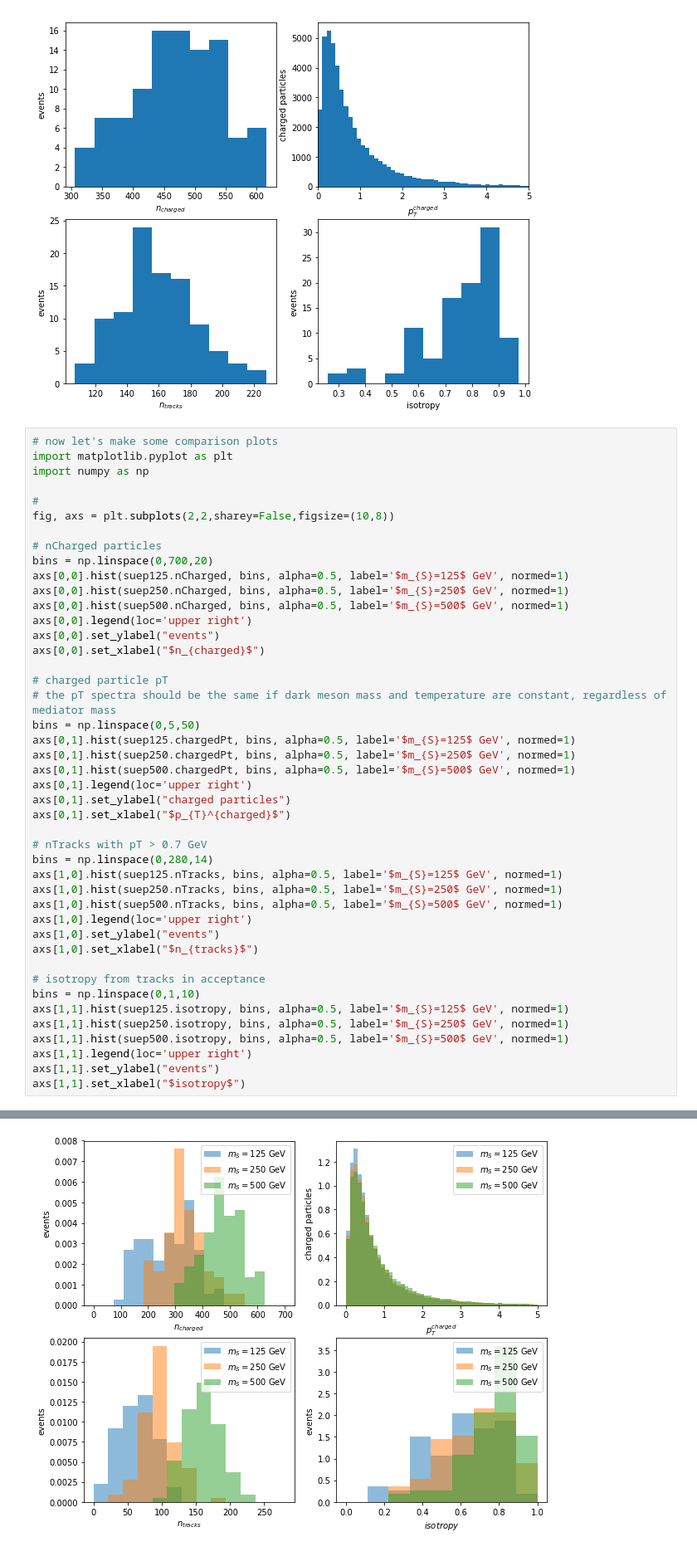
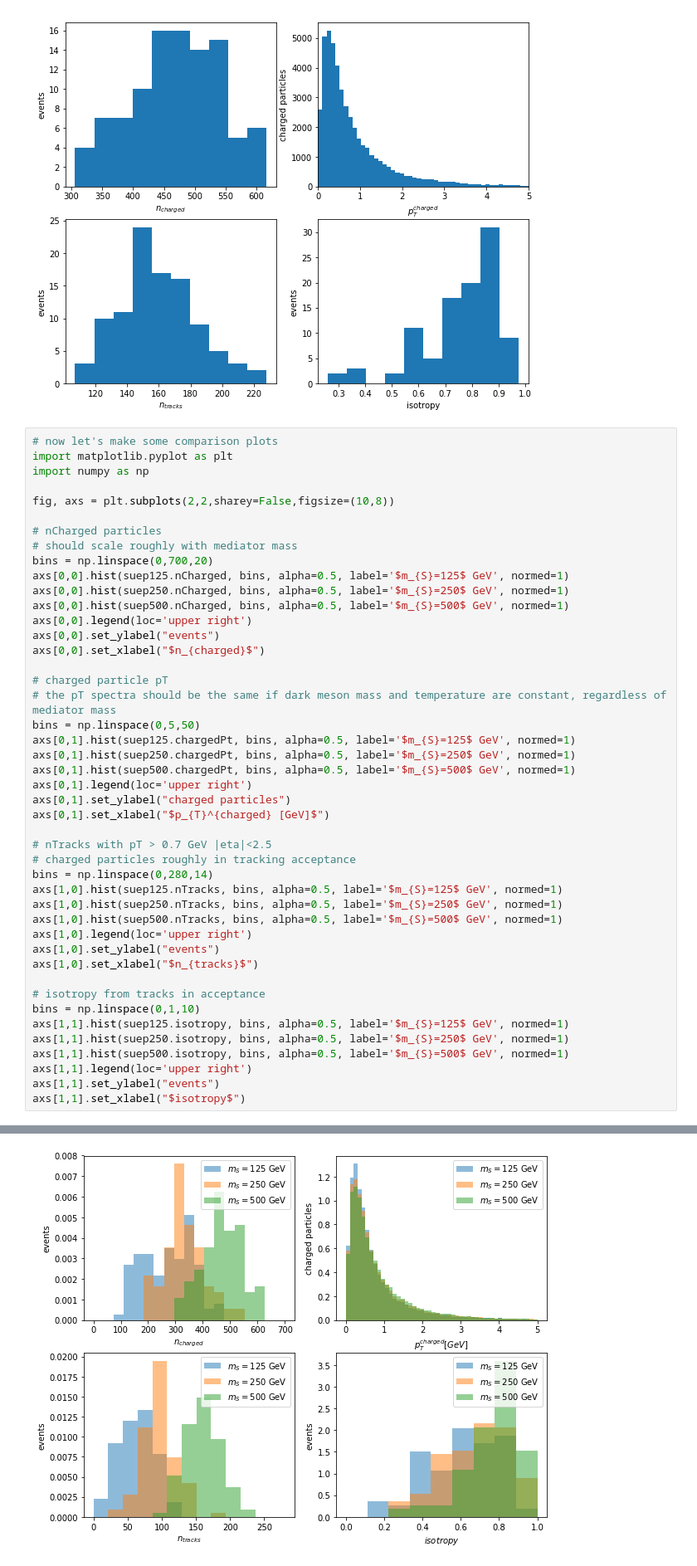
Before and after one commit to kdipetri/suepTutorial, a Jupyter notebook: tutorial.ipynb, the cells around one changed output, grey strips where cells are left out. Shown: that part at 83% size. Saved outputs shown, nothing was run; the diff lists cells and outputs as text.

```diff
--- a/tutorial.ipynb
+++ b/tutorial.ipynb
@@ -109,10 +111,10 @@ suep500.basicPlots()
 import matplotlib.pyplot as plt
 import numpy as np
 
-#
 fig, axs = plt.subplots(2,2,sharey=False,figsize=(10,8))
 
 # nCharged particles
+# should scale roughly with mediator mass
 bins = np.linspace(0,700,20)
 axs[0,0].hist(suep125.nCharged, bins, alpha=0.5, label='$m_{S}=125$ GeV', normed=1)
 axs[0,0].hist(suep250.nCharged, bins, alpha=0.5, label='$m_{S}=250$ GeV', normed=1)
@@ -123,33 +125,34 @@ axs[0,0].set_xlabel("$n_{charged}$")
 
 # charged particle pT
 # the pT spectra should be the same if dark meson mass and temperature are constant, regardless of mediator mass
 bins = np.linspace(0,5,50)
 axs[0,1].hist(suep125.chargedPt, bins, alpha=0.5, label='$m_{S}=125$ GeV', normed=1)
 axs[0,1].hist(suep250.chargedPt, bins, alpha=0.5, label='$m_{S}=250$ GeV', normed=1)
 axs[0,1].hist(suep500.chargedPt, bins, alpha=0.5, label='$m_{S}=500$ GeV', normed=1)
 axs[0,1].legend(loc='upper right')
 axs[0,1].set_ylabel("charged particles")
-axs[0,1].set_xlabel("$p_{T}^{charged}$")
+axs[0,1].set_xlabel("$p_{T}^{charged} [GeV]$")
 
-# nTracks with pT > 0.7 GeV
+# nTracks with pT > 0.7 GeV |eta|<2.5
+# charged particles roughly in tracking acceptance
 bins = np.linspace(0,280,14)
 axs[1,0].hist(suep125.nTracks, bins, alpha=0.5, label='$m_{S}=125$ GeV', normed=1)
 axs[1,0].hist(suep250.nTracks, bins, alpha=0.5, label='$m_{S}=250$ GeV', normed=1)
 axs[1,0].hist(suep500.nTracks, bins, alpha=0.5, label='$m_{S}=500$ GeV', normed=1)
 axs[1,0].legend(loc='upper right')
 axs[1,0].set_ylabel("events")
 axs[1,0].set_xlabel("$n_{tracks}$")
 
 # isotropy from tracks in acceptance
 bins = np.linspace(0,1,10)
 axs[1,1].hist(suep125.isotropy, bins, alpha=0.5, label='$m_{S}=125$ GeV', normed=1)
 axs[1,1].hist(suep250.isotropy, bins, alpha=0.5, label='$m_{S}=250$ GeV', normed=1)
 axs[1,1].hist(suep500.isotropy, bins, alpha=0.5, label='$m_{S}=500$ GeV', normed=1)
 axs[1,1].legend(loc='upper right')
 axs[1,1].set_ylabel("events")
 axs[1,1].set_xlabel("$isotropy$")
 # %% [output]
 The 'normed' kwarg was deprecated in Matplotlib 2.1 and will be removed in 3.1. Use 'density' instead.
   alternative="'density'", removal="3.1")
 Text(0.5, 0, '$isotropy$')
-[figure, old version]
+[figure, new version]
```
Also changed, not shown: parts of 9 cells of this notebook.
